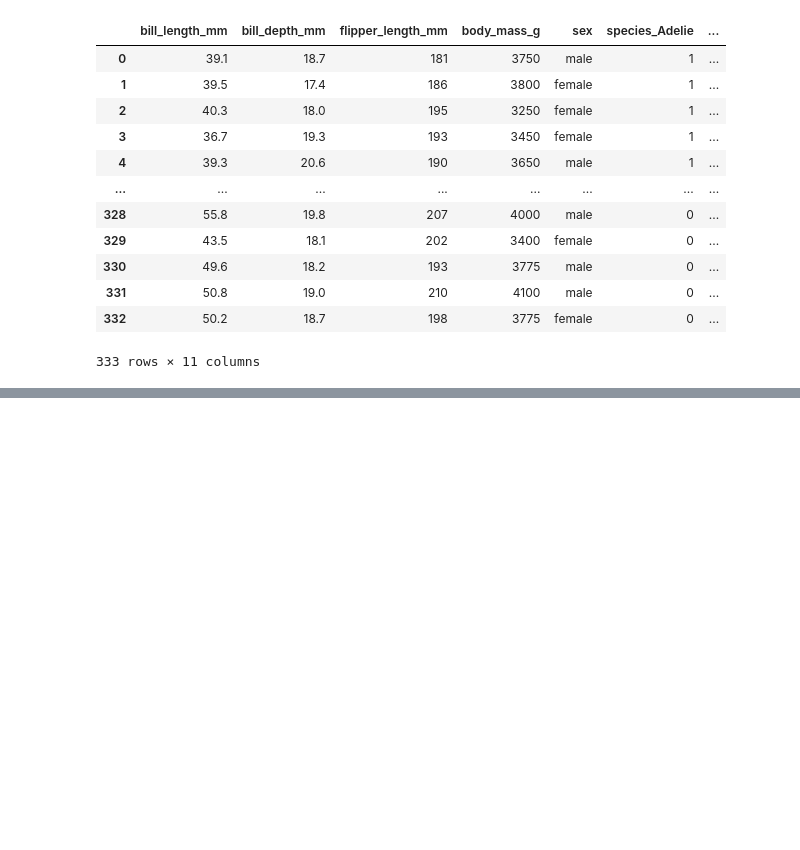
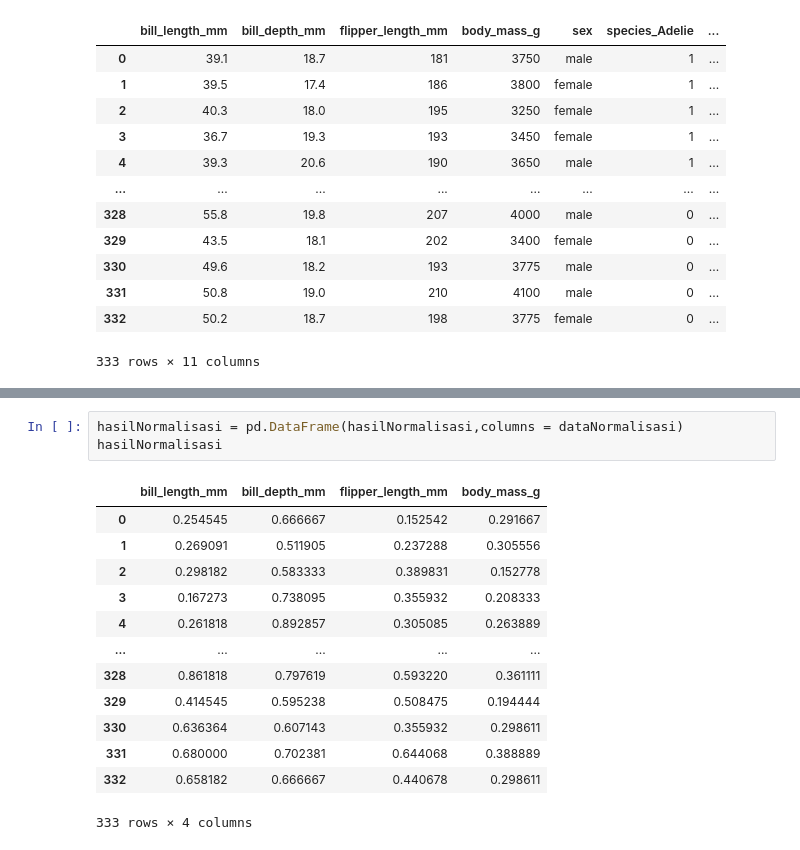
Before and after one commit to cindylmr19/pendat, a Jupyter notebook: _sources/menghitung-jarak.ipynb, the cells around one changed output, grey strips where cells are left out. Saved outputs shown, nothing was run; the diff lists cells and outputs as text; blank space fills up the shorter version.

```diff
--- a/_sources/menghitung-jarak.ipynb
+++ b/_sources/menghitung-jarak.ipynb
@@ -119,0 +152,17 @@ Hasil
+# %%
+hasilNormalisasi = pd.DataFrame(hasilNormalisasi,columns = dataNormalisasi)
+hasilNormalisasi
+# %% [output]
+|  | bill_length_mm | bill_depth_mm | flipper_length_mm | body_mass_g |
+| 0 | 0.254545 | 0.666667 | 0.152542 | 0.291667 |
+| 1 | 0.269091 | 0.511905 | 0.237288 | 0.305556 |
+| 2 | 0.298182 | 0.583333 | 0.389831 | 0.152778 |
+| 3 | 0.167273 | 0.738095 | 0.355932 | 0.208333 |
+| 4 | 0.261818 | 0.892857 | 0.305085 | 0.263889 |
+| ... | ... | ... | ... | ... |
+| 328 | 0.861818 | 0.797619 | 0.593220 | 0.361111 |
+| 329 | 0.414545 | 0.595238 | 0.508475 | 0.194444 |
+| 330 | 0.636364 | 0.607143 | 0.355932 | 0.298611 |
+| 331 | 0.680000 | 0.702381 | 0.644068 | 0.388889 |
+| 332 | 0.658182 | 0.666667 | 0.440678 | 0.298611 |
+333 rows × 4 columns
```
Also changed, not shown: parts of 8 cells of this notebook, 2 other files.
